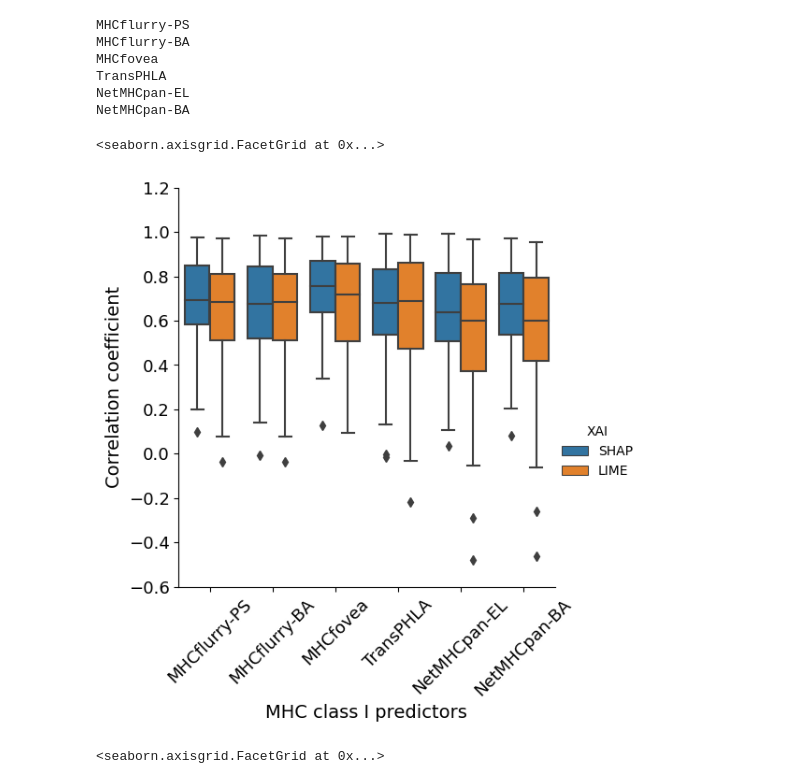
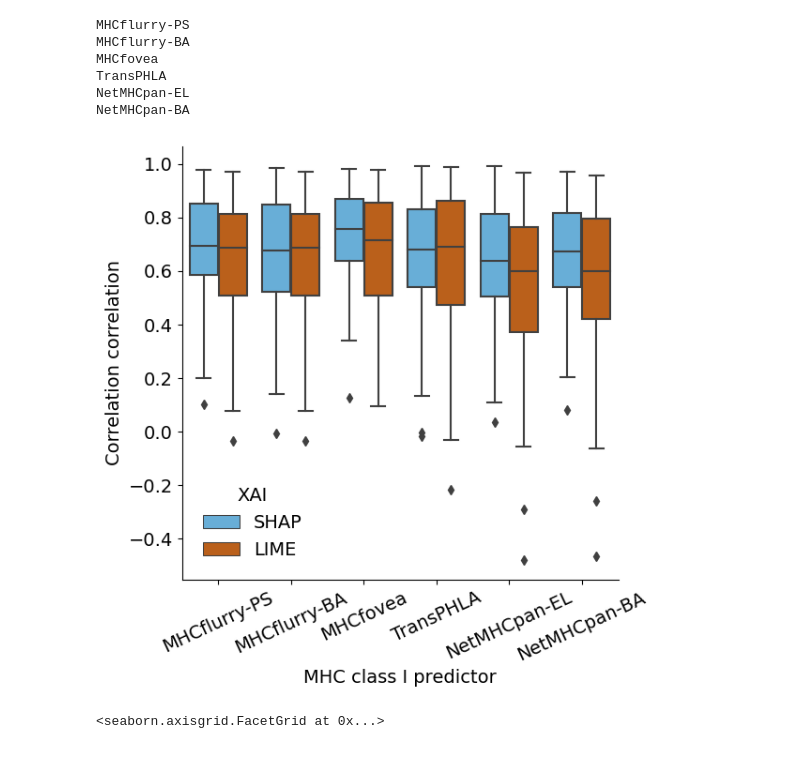
Before and after one commit to PRBorole/MHCXAI, a Jupyter notebook: 2 - Model Validation with BAlaS.ipynb, the cells around one changed output. Saved outputs shown, nothing was run; the diff lists cells and outputs as text; code cells hidden in the pictures.

```diff
--- a/2 - Model Validation with BAlaS.ipynb
+++ b/2 - Model Validation with BAlaS.ipynb
@@ -49,7 +49,7 @@ df
 # Load pdbs list with ΔΔG calculations and create correlations with explanations
 
 PDB_ls = os.listdir('./data/model_validation/BUDE/peptide/')
-
+PDB_ls = [i for i in PDB_ls if i!='.ipynb_checkpoints']
 current_pd = df[df['PDB'].isin(PDB_ls)]
 
 corr_shap_ls = []
@@ -89,29 +89,36 @@ NetMHCpan-BA
 # %%
 # Compare the correlations box plot
 corr_shap_ls = pd.read_csv('./data/model_validation/results/Pearr_validation_shap.csv',index_col=0).melt()['value'].to_list()
 corr_lime_ls = pd.read_csv('./data/model_validation/results/Pearr_validation_lime.csv',index_col=0).melt()['value'].to_list()
 
 y = corr_shap_ls + corr_lime_ls
 x = ['MHCflurry-PS']*len(PDB_ls)+['MHCflurry-BA']*len(PDB_ls)+\
     ['MHCfovea']*len(PDB_ls)+['TransPHLA']*len(PDB_ls)+\
     ['NetMHCpan-EL']*len(PDB_ls)+['NetMHCpan-BA']*len(PDB_ls)
 x = x + x
 
 hue = ['SHAP']*len(corr_shap_ls)+['LIME']*len(corr_lime_ls)
 
-b = sns.catplot(data = pd.DataFrame({'y': y,
+fig, axs = plt.subplots(nrows=1,ncols=1,figsize=(6,6))
+
+b = sns.boxplot(data = pd.DataFrame({'y': y,
                                      'x': x,
                                      'XAI':hue}),
-            x = 'x', y = 'y', hue='XAI',
-            kind = 'box')
+                palette=['#56b3e9','#d55c00','ForestGreen'],
+                ax=axs, x='x', y='y', hue='XAI')
 
-b.set_xlabels('MHC class I predictors',size=14)
-b.set_ylabels('Correlation coefficient',size=14)
-b.set_xticklabels(size=13, rotation=45)
-b.set_yticklabels(size=13)
+
+b.set_xticklabels(b.get_xticklabels(),rotation=25,fontsize=14)
+plt.yticks(fontsize=14)
+b.set_xlabel('MHC class I predictor',fontsize=14)
+b.set_ylabel('Correlation correlation',fontsize=14)
+
+plt.legend(title='XAI', loc="lower left", title_fontsize=14,fontsize=14, frameon=False, bbox_to_anchor=(0.01,0.01))
+
+sns.despine(top=True,right=True)
+plt.savefig('./figures/ModelValidation.svg',bbox_inches="tight",dpi=300)
 # %% [output]
-<seaborn.axisgrid.FacetGrid at 0x...>
-[figure, old version]
+[figure, new version]
 # %%
 # Compare the correlations swarm plot
 corr_shap_ls = pd.read_csv('./data/model_validation/results/Pearr_validation_shap.csv',index_col=0).melt()['value'].to_list()
```
Also changed, not shown: parts of 1 cell of this notebook, 17 other files.
